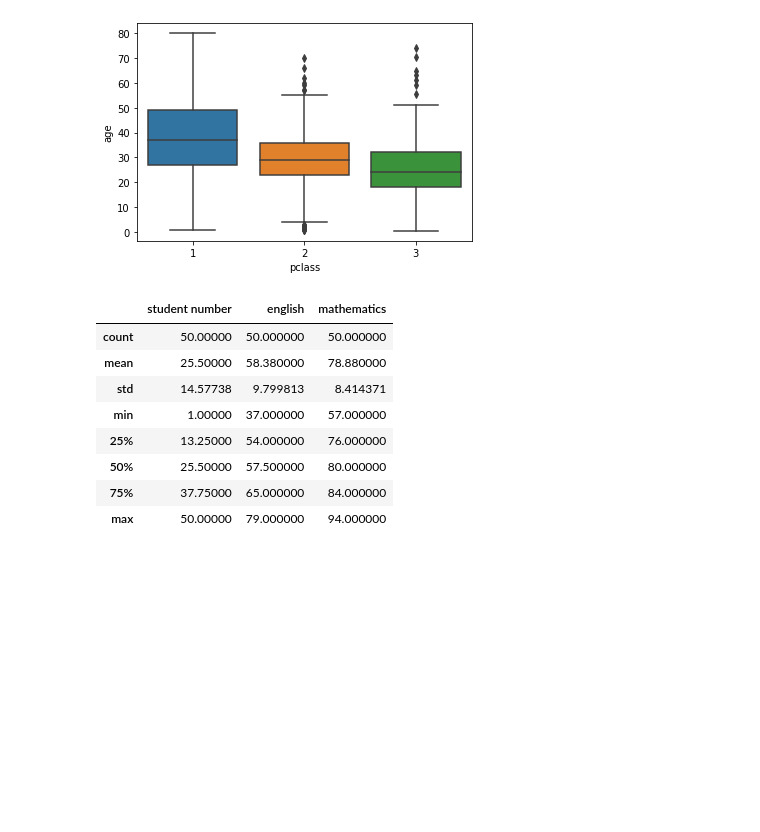
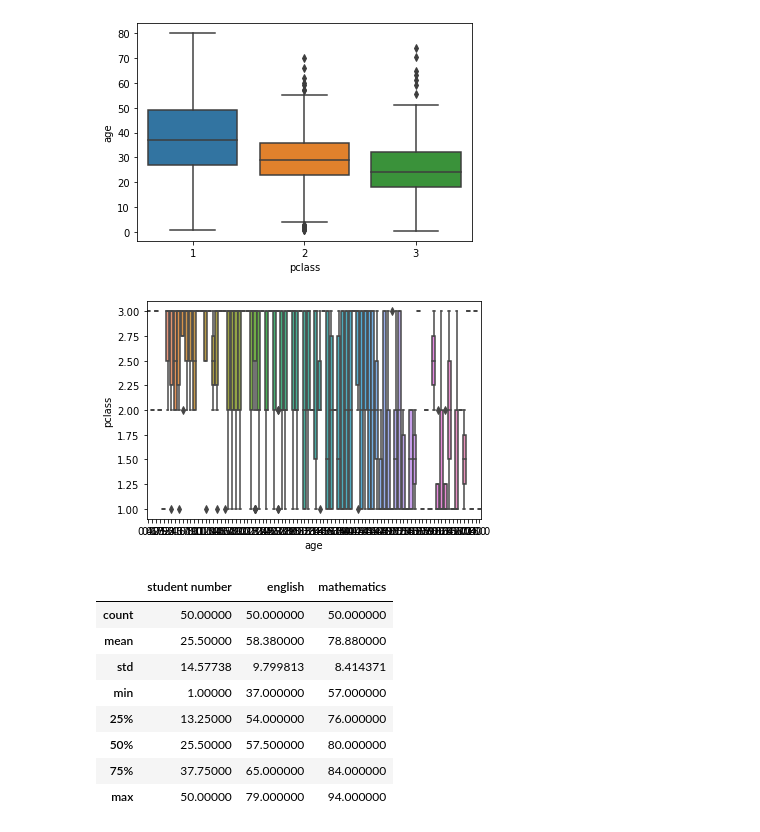
Before and after one commit to piaoruilin/BDA, a Jupyter notebook: statistics/복습_박예린16_240330.ipynb, the cells around one changed output. Drawn from its saved outputs; the diff is of its cells as text; code cells hidden in the pictures; blank space fills up the shorter version.

```diff
--- a/statistics/복습_박예린16_240330.ipynb
+++ b/statistics/복습_박예린16_240330.ipynb
@@ -84,6 +84,13 @@ sns.boxplot(x='pclass', y='age', data=df) #pclass and age cannot be other way ro
 plt.show()
 # %% [output]
 [figure]
+# %%
+import seaborn as sns
+
+sns.boxplot(x='age', y='pclass', data=df)
+plt.show()
+# %% [output]
+[figure, added]
 # %%
 import pandas as pd
 df = pd.read_csv('scores_em.csv')
```
Also changed, not shown: parts of 4 cells of this notebook.
